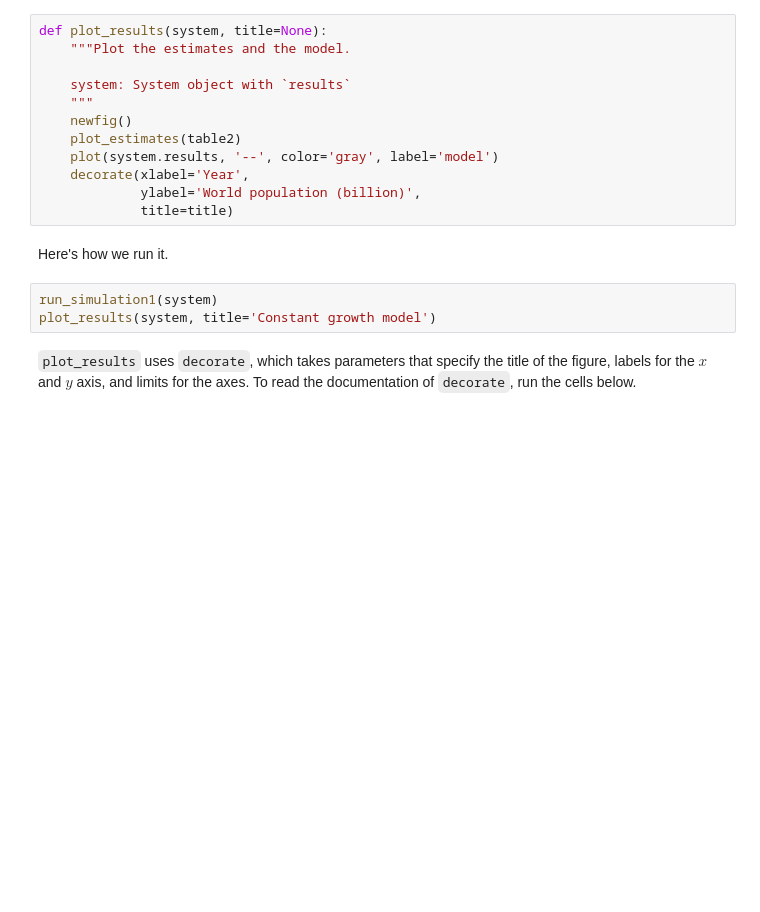
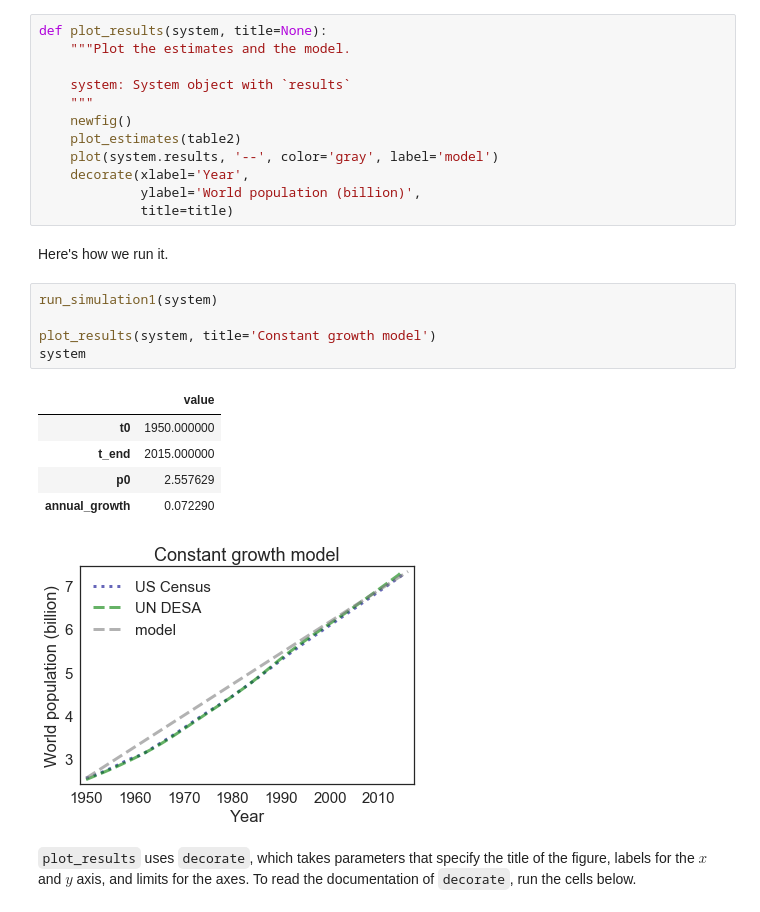
Before and after one commit to minhkhang1795/ModSimPy, a Jupyter notebook: code/chap03mine.ipynb, the cells around one changed output. Drawn from its saved outputs; the diff is of its cells as text; blank space fills up the shorter version.

```diff
--- a/code/chap03mine.ipynb
+++ b/code/chap03mine.ipynb
@@ -246,7 +427,16 @@ def plot_results(system, title=None):
 Here's how we run it.
 # %%
 run_simulation1(system)
+
 plot_results(system, title='Constant growth model')
+system
+# %% [output]
+|  | value |
+| t0 | 1950.000000 |
+| t_end | 2015.000000 |
+| p0 | 2.557629 |
+| annual_growth | 0.072290 |
+[figure, added]
 # %% [markdown]
 `plot_results` uses `decorate`, which takes parameters that specify the title of the figure, labels for the $x$ and $y$ axis, and limits for the axes.  To read the documentation of `decorate`, run the cells below.
 # %%
```
Also changed, not shown: parts of 73 cells of this notebook, 7 other files.
